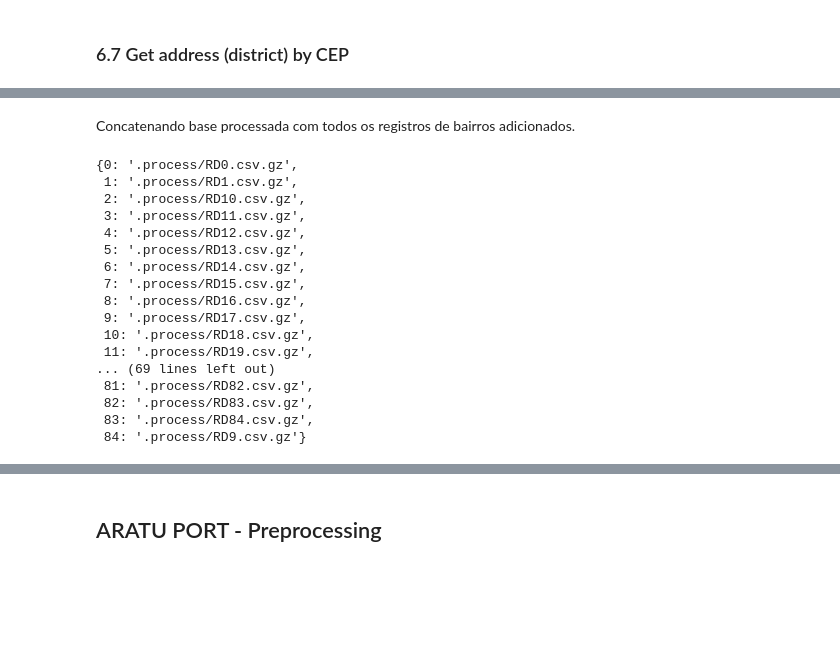
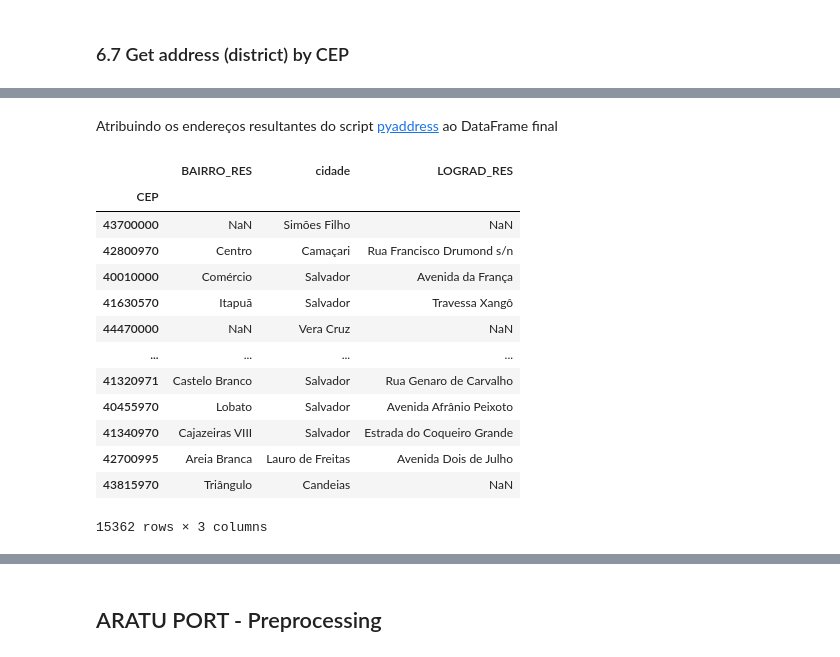
Before and after one commit to patricksferraz/master-health-airq, a Jupyter notebook: code/preprocessing-datasets.ipynb, the cells around one changed output, grey strips where cells are left out. Saved outputs shown, nothing was run; the diff lists cells and outputs as text; code cells hidden in the pictures; blank space fills up the shorter version.

Commit message:
refactor: adds complete base filling
[x] filter only residents in the metropolitan region of salvador
[x] fill in the addresses of all ceps
[x] fills hospitals for all CNES

```diff
--- a/code/preprocessing-datasets.ipynb
+++ b/code/preprocessing-datasets.ipynb
@@ -1209,25 +1223,0 @@ for file in files:
-# %% [markdown]
-Concatenando base processada com todos os registros de bairros adicionados.
-# %%
-# List directory files
-path = f".process/*.csv.gz"
-f_outs = glob.glob(path)
-show_enum(f_outs)
-# %% [output]
-{0: '.process/RD0.csv.gz',
- 1: '.process/RD1.csv.gz',
- 2: '.process/RD10.csv.gz',
- 3: '.process/RD11.csv.gz',
- 4: '.process/RD12.csv.gz',
- 5: '.process/RD13.csv.gz',
- 6: '.process/RD14.csv.gz',
- 7: '.process/RD15.csv.gz',
- 8: '.process/RD16.csv.gz',
- 9: '.process/RD17.csv.gz',
- 10: '.process/RD18.csv.gz',
- 11: '.process/RD19.csv.gz',
-... (69 lines left out)
- 81: '.process/RD82.csv.gz',
- 82: '.process/RD83.csv.gz',
- 83: '.process/RD84.csv.gz',
- 84: '.process/RD9.csv.gz'}
@@ -1243,0 +1224,23 @@ aux.to_csv(f_out, index=False, compression='gzip')
+# %% [markdown]
+Atribuindo os endereços resultantes do script [pyaddress](https://github.com/patricksferraz/pyaddress) ao DataFrame final
+# %%
+ceps = pd.read_csv('../datas/CEPS.csv.gz', low_memory=False, compression='gzip')
+ceps.drop(['estado_info', 'cep', 'cidade_info', 'estado', 'complemento'], axis=1, inplace=True)
+ceps.rename({'bairro': 'BAIRRO_RES', 'logradouro': 'LOGRAD_RES'}, axis=1, inplace=True)
+ceps.set_index('CEP', inplace=True)
+ceps
+# %% [output]
+|  | BAIRRO_RES | cidade | LOGRAD_RES |
+| CEP |  |  |  |
+| 43700000 | NaN | Simões Filho | NaN |
+| 42800970 | Centro | Camaçari | Rua Francisco Drumond s/n |
+| 40010000 | Comércio | Salvador | Avenida da França |
+| 41630570 | Itapuã | Salvador | Travessa Xangô |
+| 44470000 | NaN | Vera Cruz | NaN |
+| ... | ... | ... | ... |
+| 41320971 | Castelo Branco | Salvador | Rua Genaro de Carvalho |
+| 40455970 | Lobato | Salvador | Avenida Afrânio Peixoto |
+| 41340970 | Cajazeiras VIII | Salvador | Estrada do Coqueiro Grande |
+| 42700995 | Areia Branca | Lauro de Freitas | Avenida Dois de Julho |
+| 43815970 | Triângulo | Candeias | NaN |
+15362 rows × 3 columns
```
Also changed, not shown: parts of 21 cells of this notebook, 1 other file.
